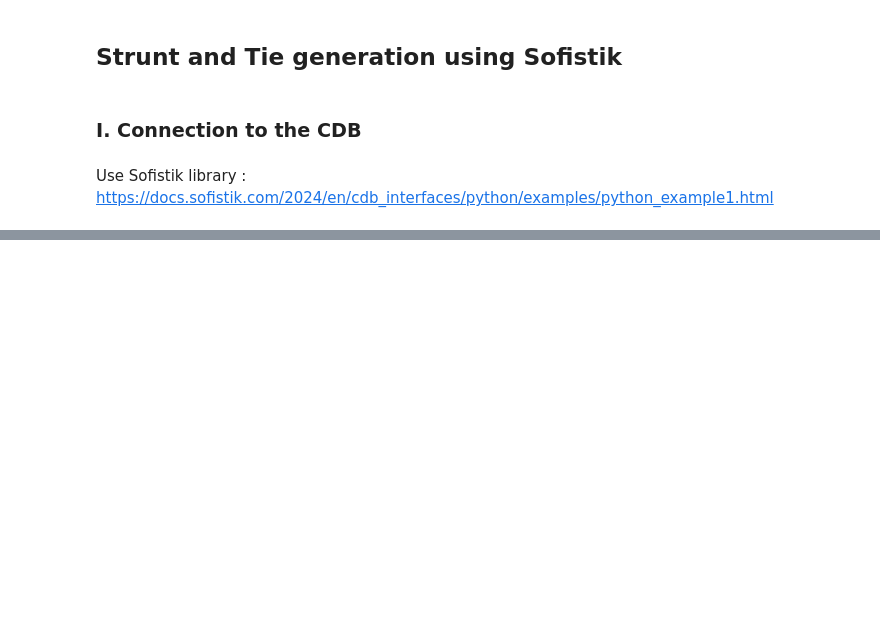
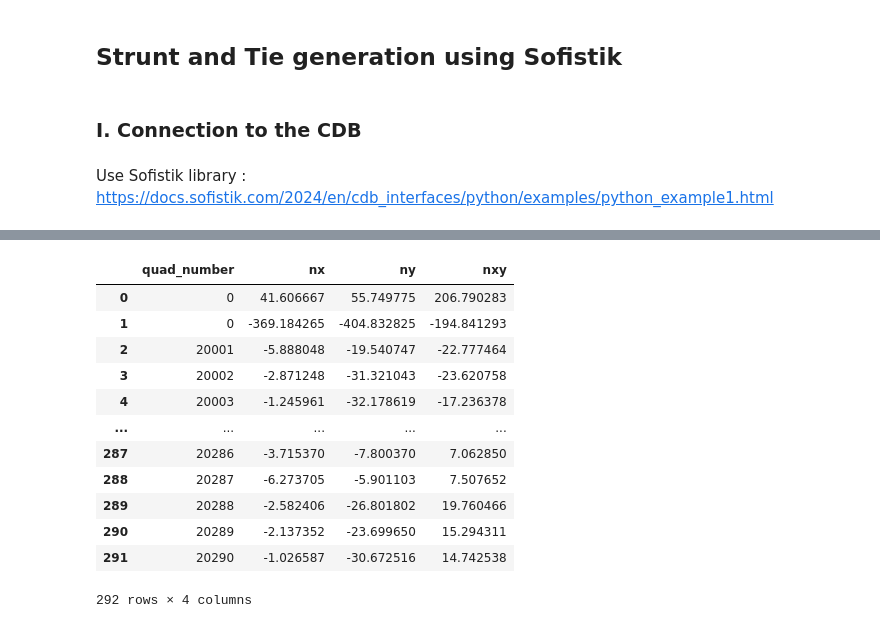
Before and after one commit to SarvAster/Sofistik.py, a Jupyter notebook: BT.ipynb, the cells around one changed output, grey strips where cells are left out. Cells and saved outputs as stored; diff of their text form; code cells hidden in the pictures; blank space fills up the shorter version.

```diff
--- a/BT.ipynb
+++ b/BT.ipynb
@@ -86,0 +305,17 @@ CDB closed successfully, status = 0
+# %%
+df_membran_forces=df_forces[['quad_number', 'nx', 'ny', 'nxy']]
+df_membran_forces
+# %% [output]
+|  | quad_number | nx | ny | nxy |
+| 0 | 0 | 41.606667 | 55.749775 | 206.790283 |
+| 1 | 0 | -369.184265 | -404.832825 | -194.841293 |
+| 2 | 20001 | -5.888048 | -19.540747 | -22.777464 |
+| 3 | 20002 | -2.871248 | -31.321043 | -23.620758 |
+| 4 | 20003 | -1.245961 | -32.178619 | -17.236378 |
+| ... | ... | ... | ... | ... |
+| 287 | 20286 | -3.715370 | -7.800370 | 7.062850 |
+| 288 | 20287 | -6.273705 | -5.901103 | 7.507652 |
+| 289 | 20288 | -2.582406 | -26.801802 | 19.760466 |
+| 290 | 20289 | -2.137352 | -23.699650 | 15.294311 |
+| 291 | 20290 | -1.026587 | -30.672516 | 14.742538 |
+292 rows × 4 columns
```
Also changed, not shown: parts of 15 cells of this notebook.
